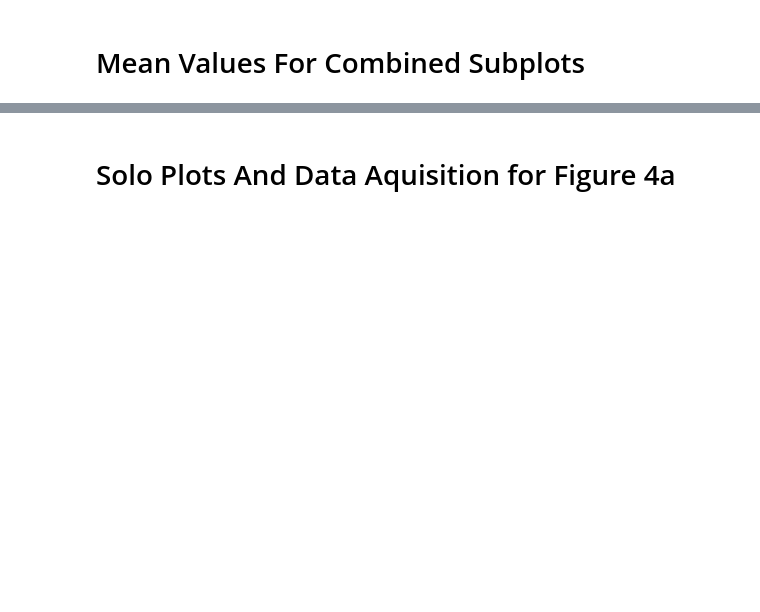
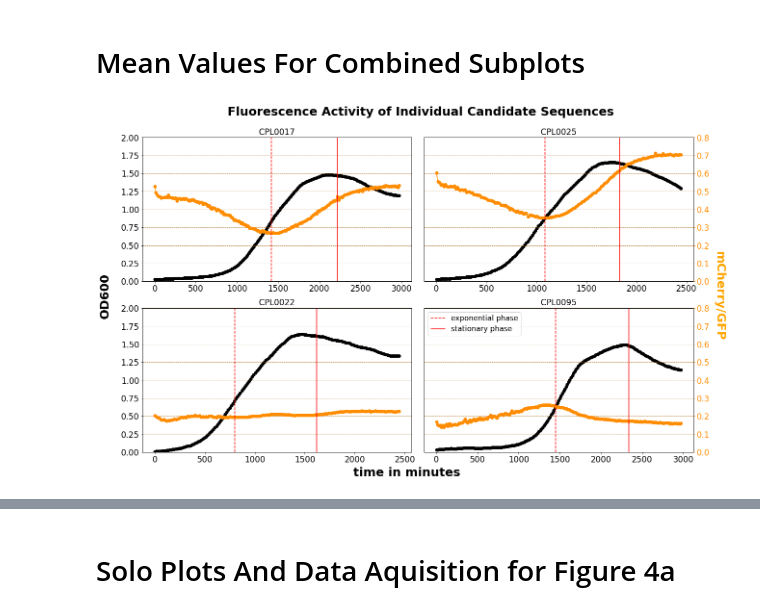
Before and after one commit to Kanomble/curvibacter_promotor_studies, a Jupyter notebook: scripts/promotor_project_curvibacter.ipynb, the cells around one changed output, grey strips where cells are left out. Saved outputs shown, nothing was run; the diff lists cells and outputs as text; code cells hidden in the pictures; blank space fills up the shorter version.

```diff
--- a/scripts/promotor_project_curvibacter.ipynb
+++ b/scripts/promotor_project_curvibacter.ipynb
@@ -1011,31 +1283,33 @@ for index, data in enumerate(plot_list):
         axes[index][1].tick_params(axis='y', colors=rfp_gfp_color, labelsize=17)
         axes[index][1].tick_params(axis='x', colors="black", labelsize=17)
     else:
         axes[index][1].tick_params(left = False, right = False , labelleft = False, labelright=False)
 
     axes[index][1].set_ylim(0,0.8)
     axes[index][0].set_ylim(0,2.0)
 
 
     axes[index][0].grid(axis="y",color="black", linestyle="--", alpha=0.5)
     axes[index][1].grid(axis="y",color=rfp_gfp_color,linestyle="--", alpha=0.5)
 
     axes[index][1].vlines(data[0], 0, max(data[2])+np.mean(data[2]), linestyles="--", color=vline_color, label="exponential phase")
     axes[index][1].vlines(data[1], 0, max(data[2])+np.mean(data[2]), linestyles="-", color=vline_color, label="stationary phase")
 
     if index == 3:
         axes[index][1].legend(loc="upper left", fontsize=15)
 
     axes[index][0].set_title(data[5], fontsize=17)
 
 #fig.supxlabel('time in minutes', fontsize=20)
 #fig.supylabel('OD600', fontsize=20, x=-0.02)
 fig.text(x=-0.03, y=0.5, s="OD600", size=25, fontweight='bold', rotation=90, ha='center', va='center')
 fig.text(x=0.55, y=-0.01, s="time in minutes", size=25, fontweight='bold', rotation=0, ha='center', va='center')
 
-fig.text(x=1.15, y=0.5, s="RFP/GFP", size=25, fontweight='bold', rotation=-90, ha='center', va='center', color="orange")
+fig.text(x=1.15, y=0.5, s="mCherry/GFP", size=25, fontweight='bold', rotation=-90, ha='center', va='center', color="orange")
 fig.text(x=0.58, y= + 1.03, s="Fluorescence Activity of Individual Candidate Sequences ", size=25, fontweight='bold', rotation=0, ha='center', va='center')
 
 plt.tight_layout()
 plt.subplots_adjust(right=1.1,)
 plt.savefig("../results/subplots_cpls_mean_values.png", dpi=400,  bbox_inches = 'tight')
+# %% [output]
+[figure, added]
```
Also changed, not shown: parts of 67 cells of this notebook.
